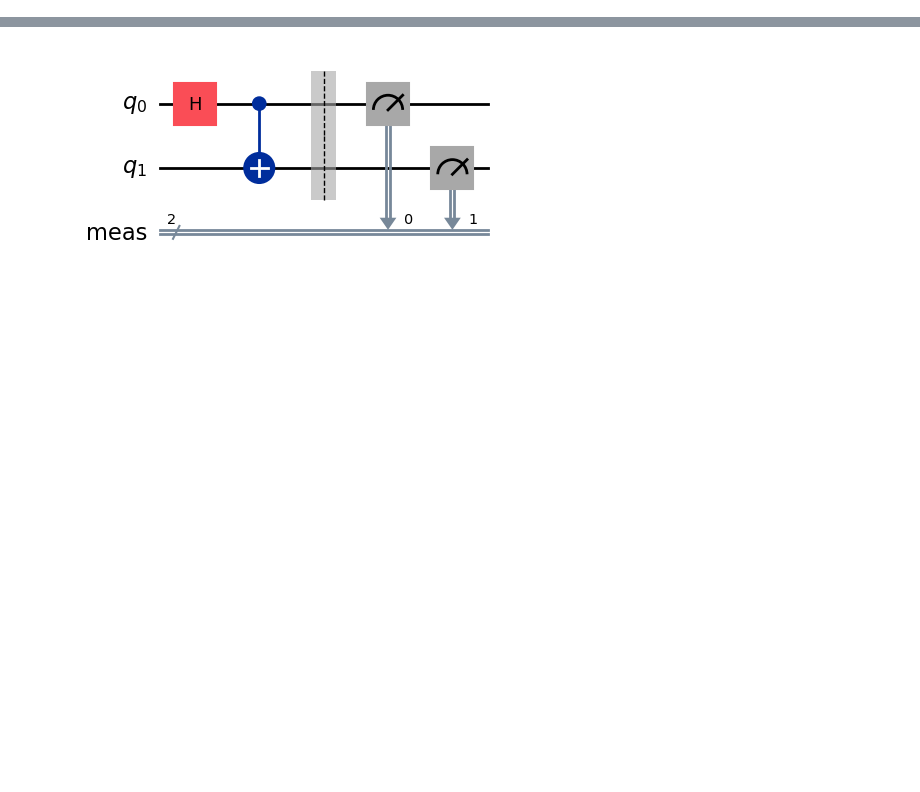
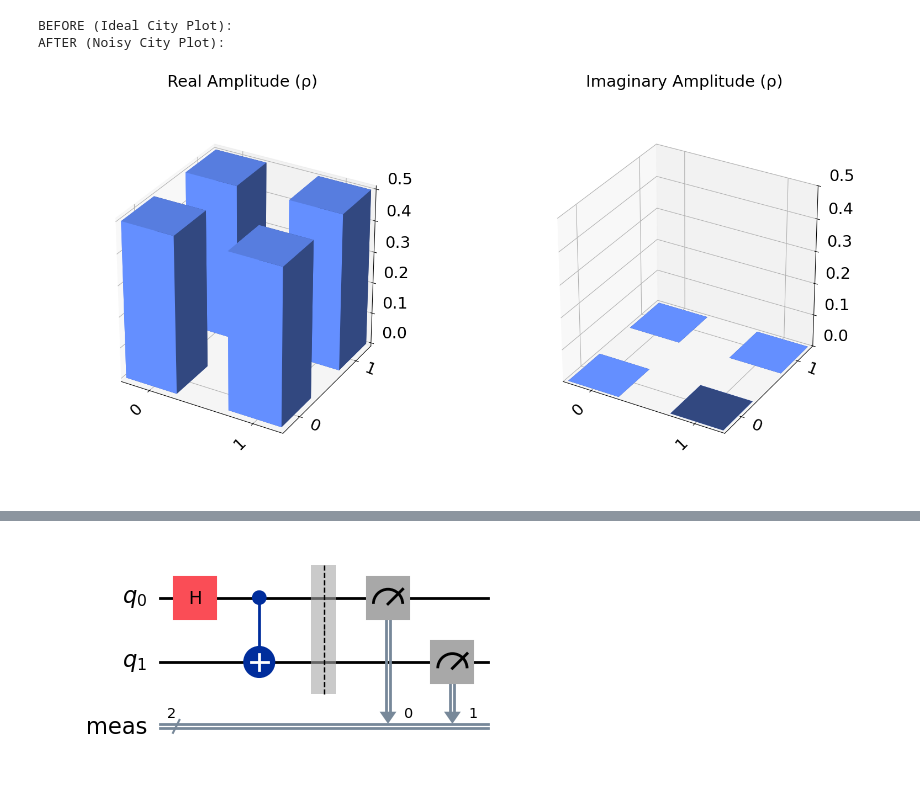
Before and after one commit to changbai-phu/quantum-lab, a Jupyter notebook: Quantum_Communication_under_Noise/notebooks/bell-bit-flip-noise-model.ipynb, the cells around one changed output, grey strips where cells are left out. Cells and saved outputs as stored; diff of their text form; code cells hidden in the pictures; blank space fills up the shorter version.

```diff
--- a/Quantum_Communication_under_Noise/notebooks/bell-bit-flip-noise-model.ipynb
+++ b/Quantum_Communication_under_Noise/notebooks/bell-bit-flip-noise-model.ipynb
@@ -0,0 +55,11 @@
+# %%
+# Ideal Bell State Matrix
+print("BEFORE (Ideal City Plot):")
+state_before.draw('city')
+# Noisy Bell State Matrix (Bit-Flipped)
+print("AFTER (Noisy City Plot):")
+state_after.draw('city')
+# %% [output]
+BEFORE (Ideal City Plot):
+AFTER (Noisy City Plot):
+[figure, added]
```
Also changed, not shown: parts of 4 cells of this notebook.
